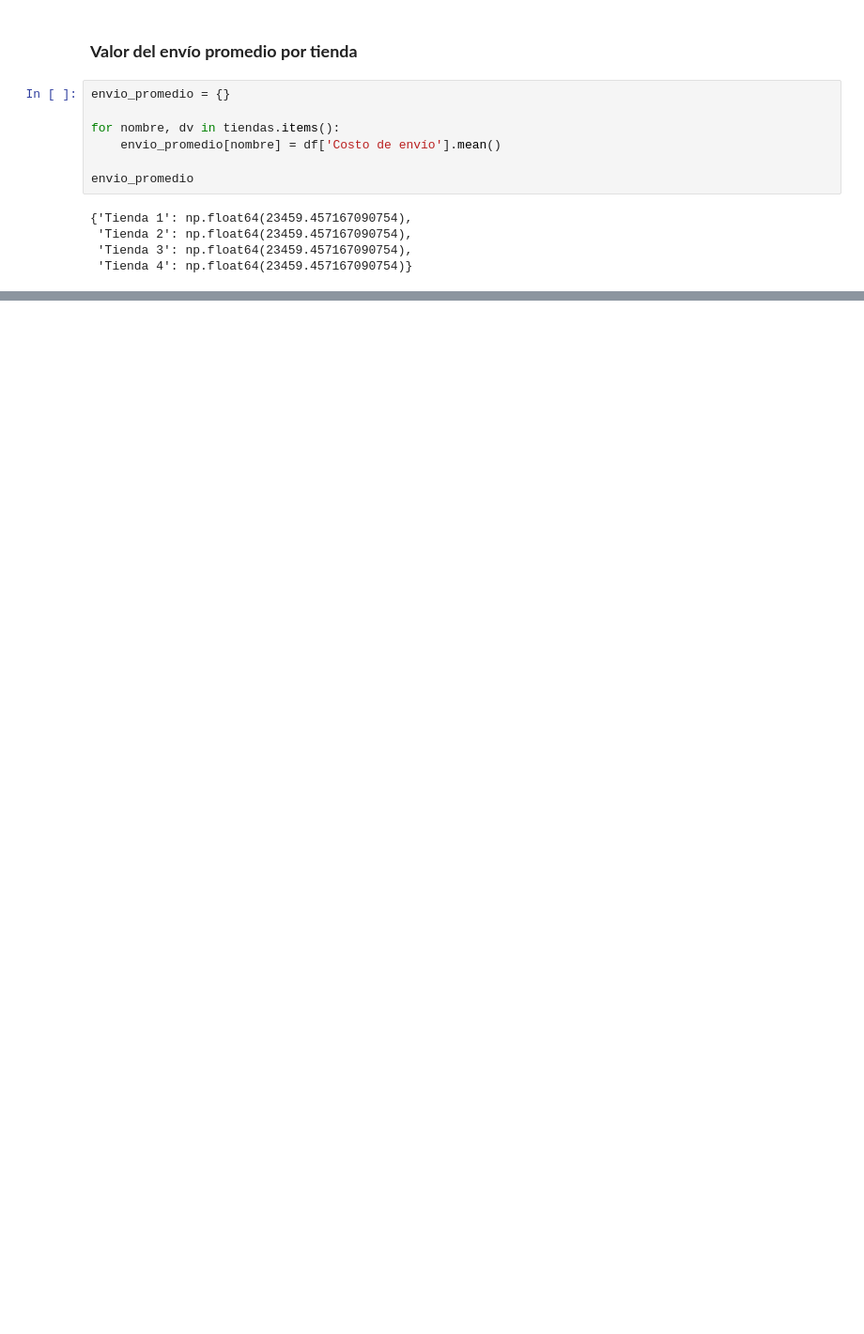
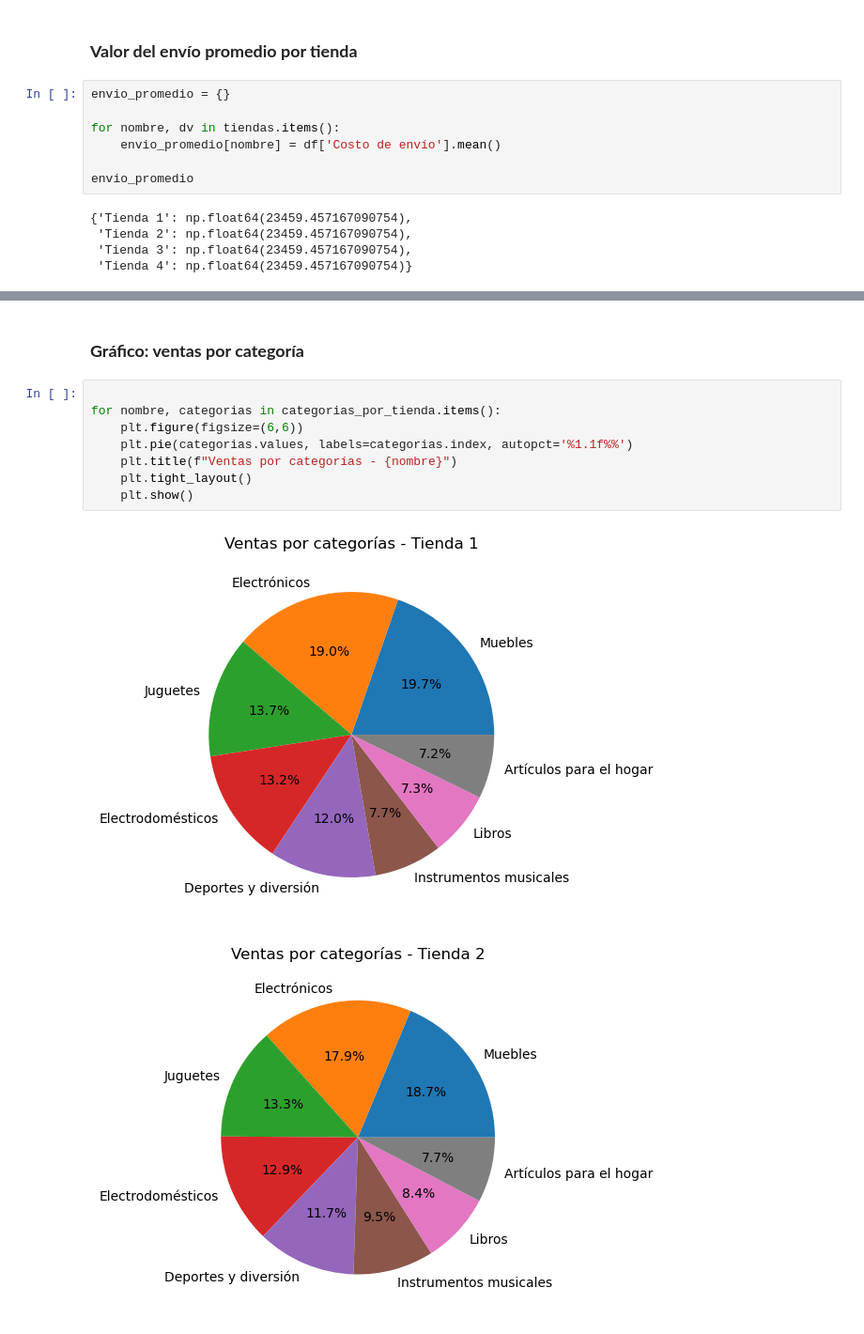
Before and after one commit to huascarguillermo/alura-store, a Jupyter notebook: alura_store.ipynb, the cells around one changed output, grey strips where cells are left out. Shown: that part at 94% size. Saved outputs shown, nothing was run; the diff lists cells and outputs as text; blank space fills up the shorter version.

```diff
--- a/alura_store.ipynb
+++ b/alura_store.ipynb
@@ -153,0 +167,13 @@ envio_promedio
+# %% [markdown]
+### **Gráfico: ventas por categoría**
+# %%
+
+for nombre, categorias in categorias_por_tienda.items():
+    plt.figure(figsize=(6,6))
+    plt.pie(categorias.values, labels=categorias.index, autopct='%1.1f%%')
+    plt.title(f"Ventas por categorías - {nombre}")
+    plt.tight_layout()
+    plt.show()
+# %% [output]
+[figure, added]
+[figure, added]
```
Also changed, not shown: parts of 4 cells of this notebook.
